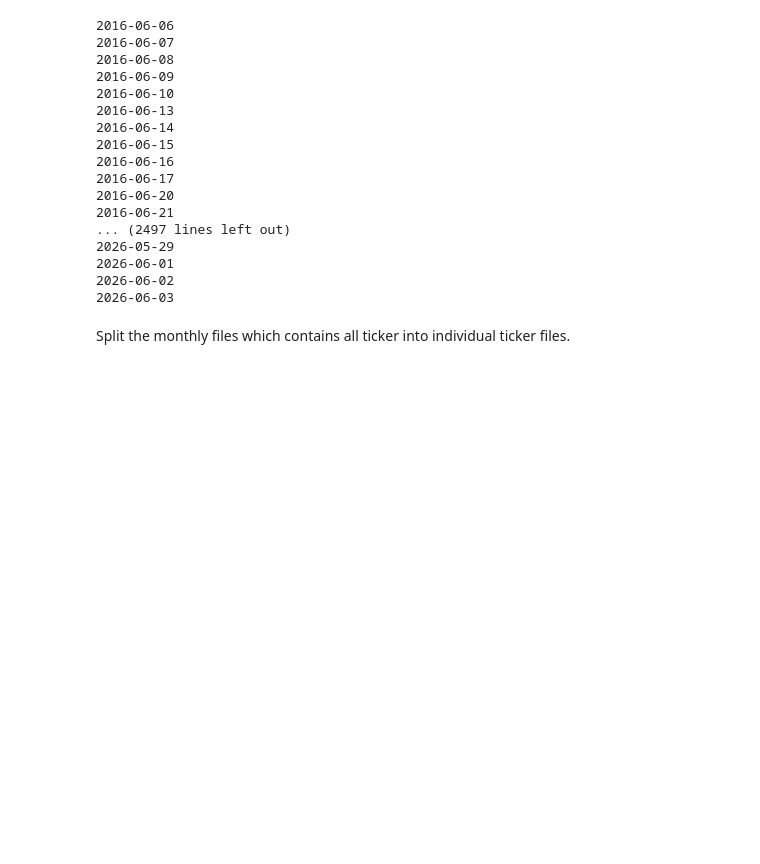
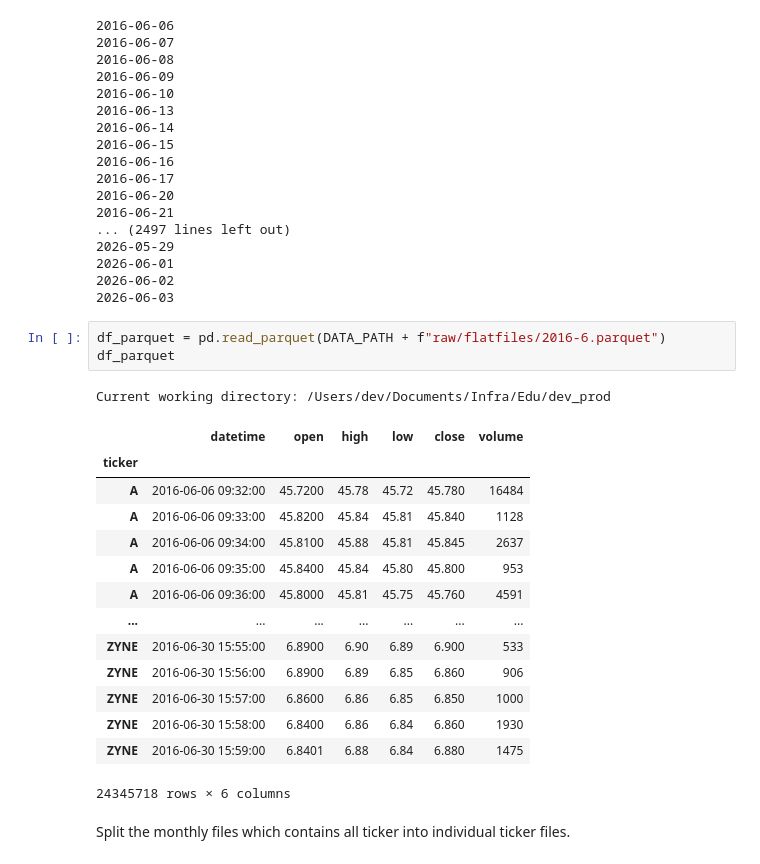
Before and after one commit to sharmad/data_clean, a Jupyter notebook: dev_prod/06_download_flatfiles.ipynb, the cells around one changed output. Drawn from its saved outputs; the diff is of its cells as text; blank space fills up the shorter version.

```diff
--- a/dev_prod/06_download_flatfiles.ipynb
+++ b/dev_prod/06_download_flatfiles.ipynb
@@ -130,6 +115,25 @@ for year in range(2016, 2026 + 1):
 2026-06-01
 2026-06-02
 2026-06-03
+# %%
+df_parquet = pd.read_parquet(DATA_PATH + f"raw/flatfiles/2016-6.parquet")
+df_parquet
+# %% [output]
+Current working directory: /Users/dev/Documents/Infra/Edu/dev_prod
+|  | datetime | open | high | low | close | volume |
+| ticker |  |  |  |  |  |  |
+| A | 2016-06-06 09:32:00 | 45.7200 | 45.78 | 45.72 | 45.780 | 16484 |
+| A | 2016-06-06 09:33:00 | 45.8200 | 45.84 | 45.81 | 45.840 | 1128 |
+| A | 2016-06-06 09:34:00 | 45.8100 | 45.88 | 45.81 | 45.845 | 2637 |
+| A | 2016-06-06 09:35:00 | 45.8400 | 45.84 | 45.80 | 45.800 | 953 |
+| A | 2016-06-06 09:36:00 | 45.8000 | 45.81 | 45.75 | 45.760 | 4591 |
+| ... | ... | ... | ... | ... | ... | ... |
+| ZYNE | 2016-06-30 15:55:00 | 6.8900 | 6.90 | 6.89 | 6.900 | 533 |
+| ZYNE | 2016-06-30 15:56:00 | 6.8900 | 6.89 | 6.85 | 6.860 | 906 |
+| ZYNE | 2016-06-30 15:57:00 | 6.8600 | 6.86 | 6.85 | 6.850 | 1000 |
+| ZYNE | 2016-06-30 15:58:00 | 6.8400 | 6.86 | 6.84 | 6.860 | 1930 |
+| ZYNE | 2016-06-30 15:59:00 | 6.8401 | 6.88 | 6.84 | 6.880 | 1475 |
+24345718 rows × 6 columns
 # %% [markdown]
 Split the monthly files which contains all ticker into individual ticker files.
 # %%
```
Also changed, not shown: parts of 6 cells of this notebook, 1 other file.
